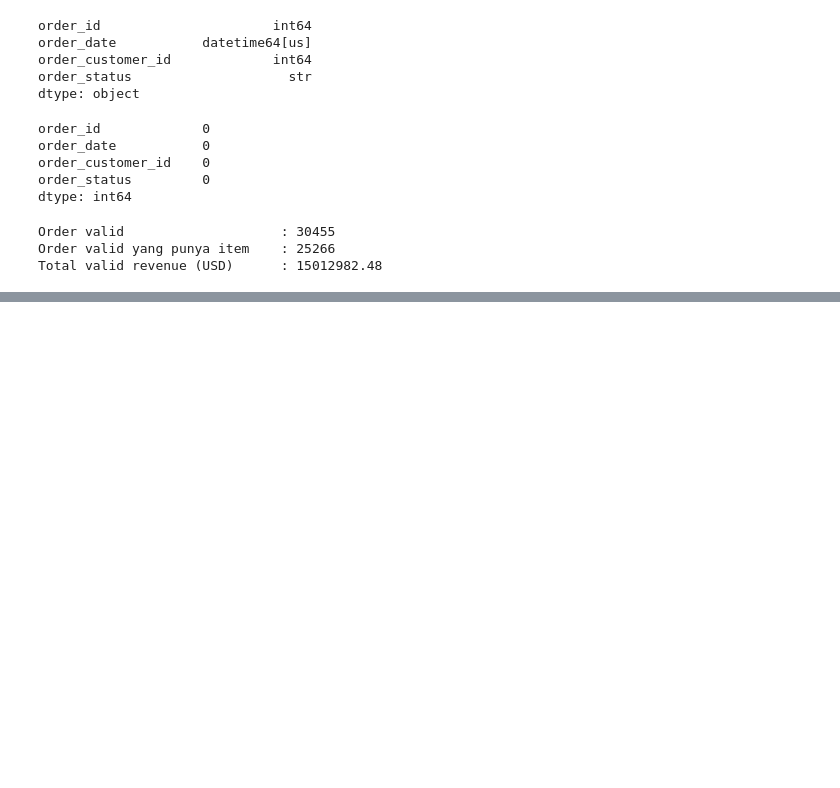
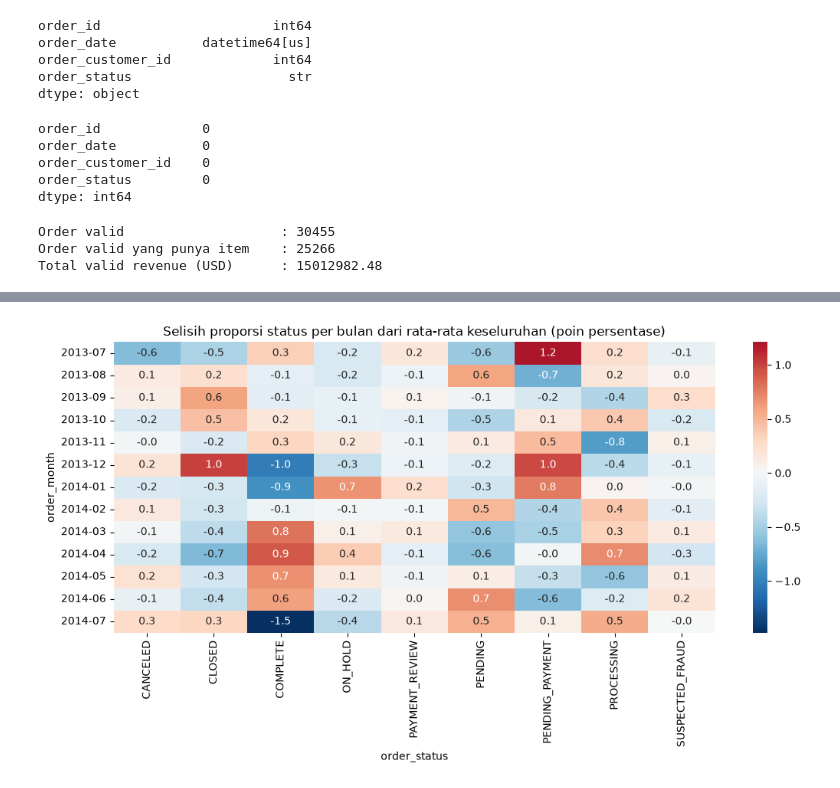
Before and after one commit to alifsyafan/data-engineering-portofolio, a Jupyter notebook: 01-sql-ecommerce-analysis/notebooks/01_eda_and_mart_prep.ipynb, the cells around one changed output, grey strips where cells are left out. Drawn from its saved outputs; the diff is of its cells as text; code cells hidden in the pictures; blank space fills up the shorter version.

```diff
--- a/01-sql-ecommerce-analysis/notebooks/01_eda_and_mart_prep.ipynb
+++ b/01-sql-ecommerce-analysis/notebooks/01_eda_and_mart_prep.ipynb
@@ -109,0 +330,17 @@ Total valid revenue (USD)      : 15012982.48
+# %%
+status_by_month = pd.crosstab(
+    orders_enriched["order_month"],
+    orders_enriched["order_status"],
+    normalize="index",
+) * 100
+
+overall_status = orders_enriched["order_status"].value_counts(normalize=True) * 100
+
+print("Jumlah order per bulan:")
+print(orders_enriched["order_month"].value_counts().sort_index())
+
+print("\nProporsi status per bulan (%):")
+print(status_by_month.round(2))
+
+print("\nCek: tiap baris harus berjumlah 100")
+print(status_by_month.sum(axis=1).round(2))
@@ -109,0 +365,10 @@ Total valid revenue (USD)      : 15012982.48
+# %%
+diff_from_overall = status_by_month - overall_status
+
+plt.figure(figsize=(11, 6))
+sns.heatmap(diff_from_overall.round(2), annot=True, fmt=".1f", cmap="RdBu_r", center=0)
+plt.title("Selisih proporsi status per bulan dari rata-rata keseluruhan (poin persentase)")
+plt.tight_layout()
+plt.show()
+# %% [output]
+[figure, added]
```
Also changed, not shown: parts of 22 cells of this notebook, 3 other files.
